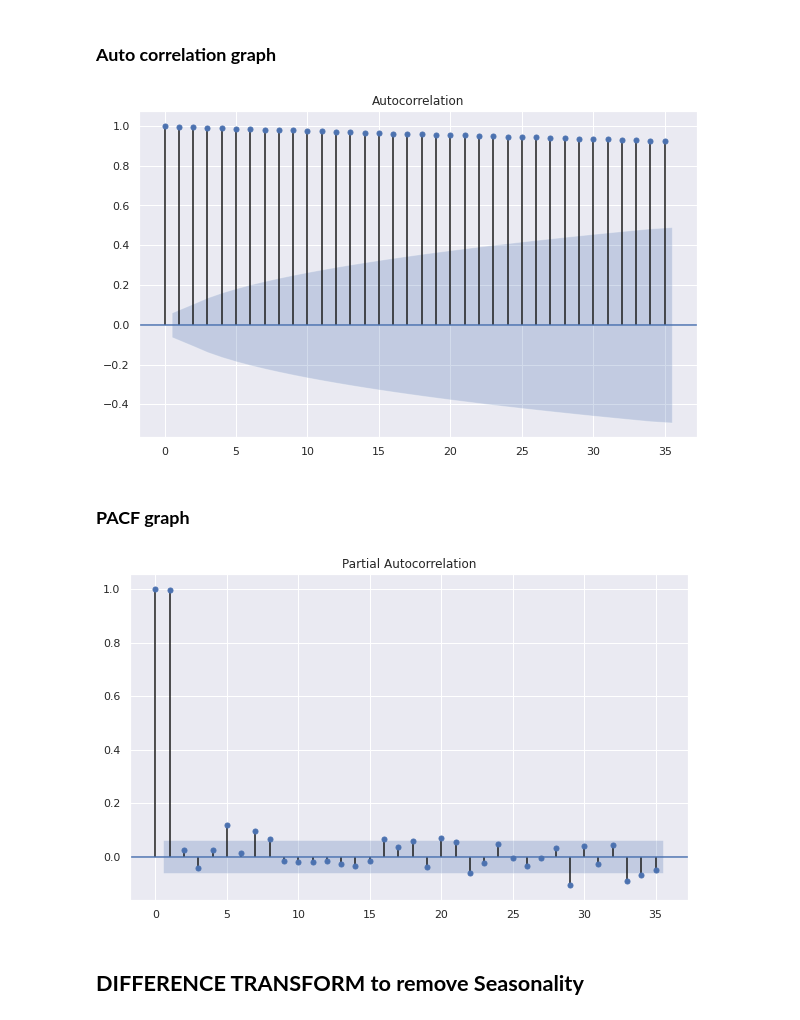
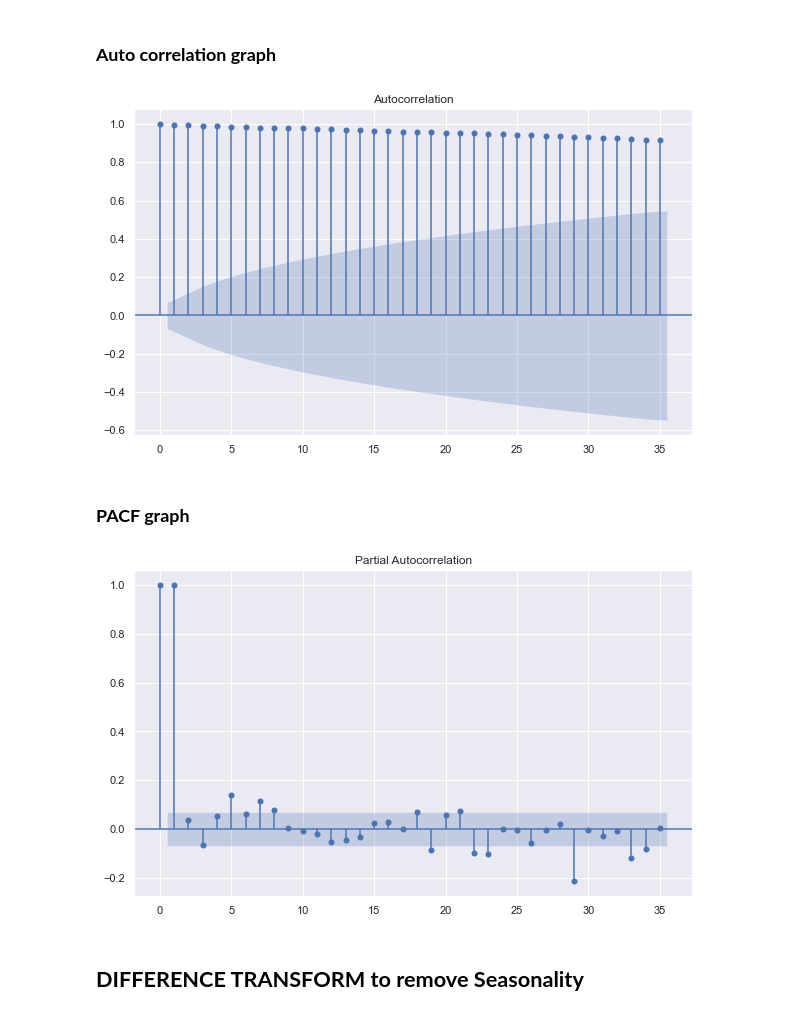
Before and after one commit to RiteshopShrivastava/Gold-Price-forecasting, a Jupyter notebook: Gold_price_prediction.ipynb, the cells around one changed output. Saved outputs shown, nothing was run; the diff lists cells and outputs as text; code cells hidden in the pictures.

```diff
--- a/Gold_price_prediction.ipynb
+++ b/Gold_price_prediction.ipynb
@@ -82,8 +81,8 @@ data.tail()
 | 2022-01-06 | 1788.699951 |
 | 2022-01-07 | 1797.000000 |
 # %%
-train = data.head(800)
-test = data.tail(213)
+train = data.head(813)
+test = data.tail(200)
 # %% [markdown]
 ## **EDA**
 # %%
@@ -155,17 +182,17 @@ Inference: Time Series is non stationary
 ### **Auto correlation graph**
 # %%
 plt.rc("figure", figsize=(10,6))
-plot_acf(data['Price'],lags=35)
+plot_acf(train['Price'],lags=35)
 plt.show()
 # %% [output]
-[figure, old version]
+[figure, new version]
 # %% [markdown]
 ### **PACF graph**
 # %%
-plot_pacf(data['Price'],lags=35)
+plot_pacf(train['Price'],lags=35)
 plt.show()
 # %% [output]
-[figure, old version]
+[figure, new version]
 # %% [markdown]
 ## **DIFFERENCE TRANSFORM to remove Seasonality**
 # %%
```
Also changed, not shown: parts of 26 cells of this notebook.
